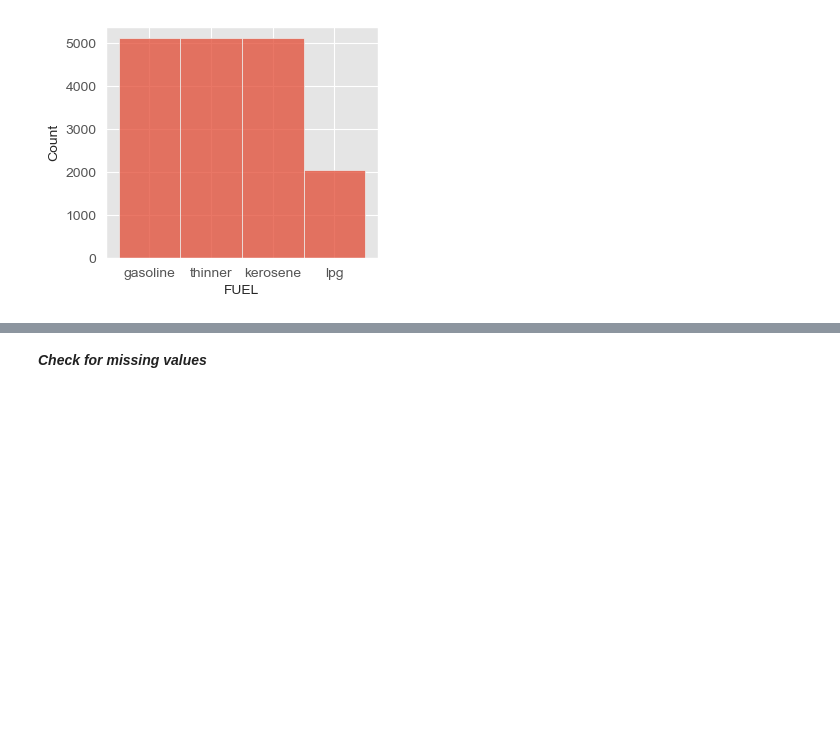
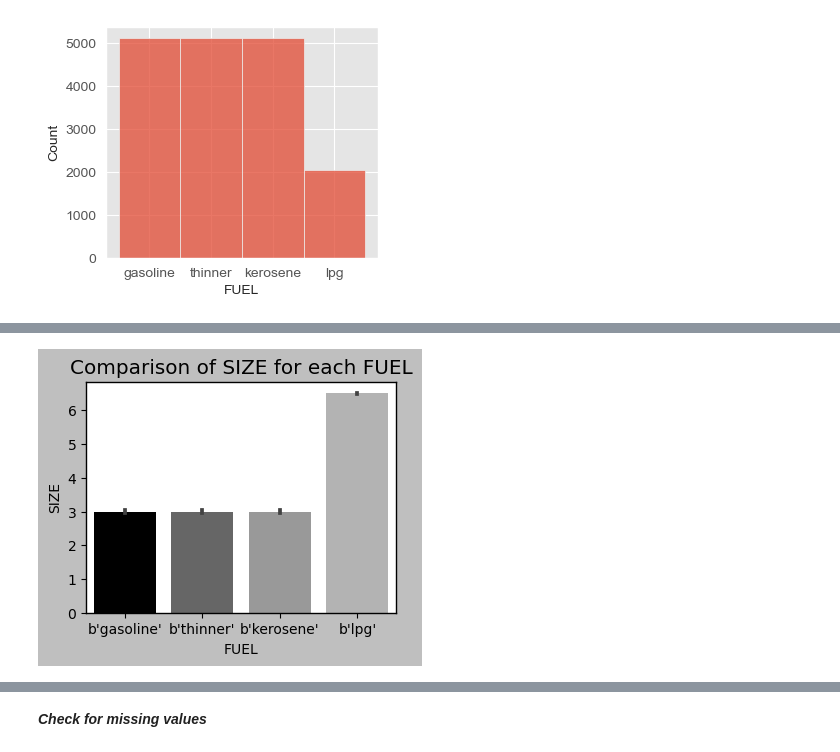
Before and after one commit to andre13l/iart-proj, a Jupyter notebook: Projeto2/proj.ipynb, the cells around one changed output, grey strips where cells are left out. Saved outputs shown, nothing was run; the diff lists cells and outputs as text; code cells hidden in the pictures; blank space fills up the shorter version.

```diff
--- a/Projeto2/proj.ipynb
+++ b/Projeto2/proj.ipynb
@@ -85,0 +123,11 @@ sb.histplot(df.FUEL)
+# %%
+plt.figure(figsize=(4, 3))
+plt.style.use('grayscale')
+plt.grid(False)
+sb.barplot(x='FUEL', y='SIZE', data=df)
+plt.xlabel('FUEL')
+plt.ylabel('SIZE')
+plt.title('Comparison of SIZE for each FUEL')
+plt.show()
+# %% [output]
+[figure, added]
```
Also changed, not shown: parts of 18 cells of this notebook.
